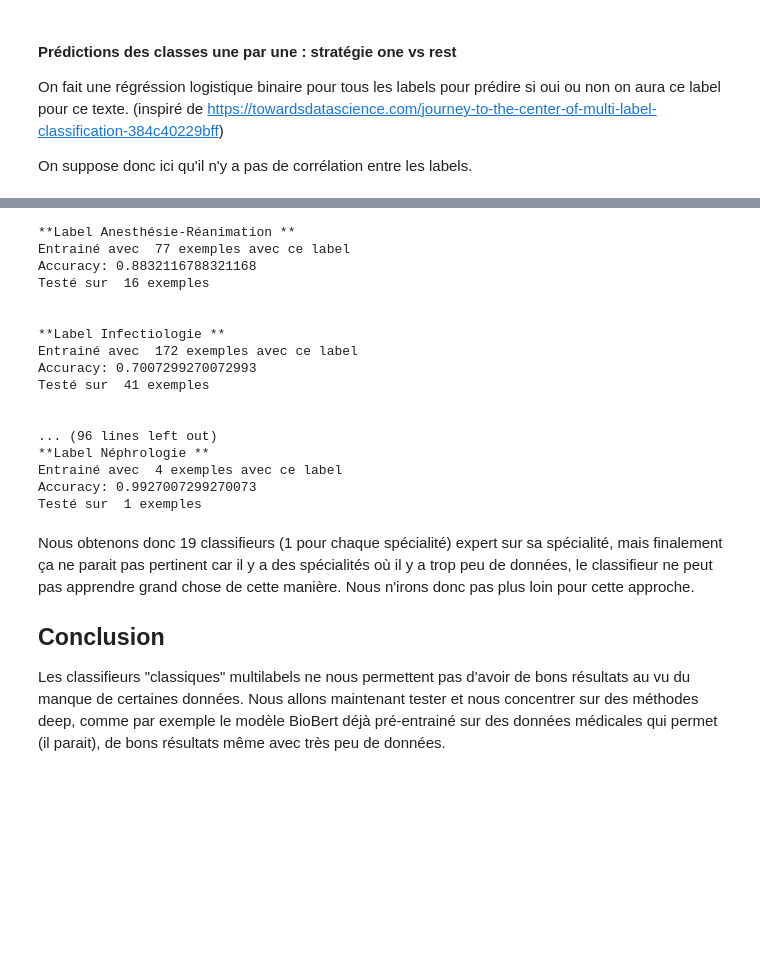
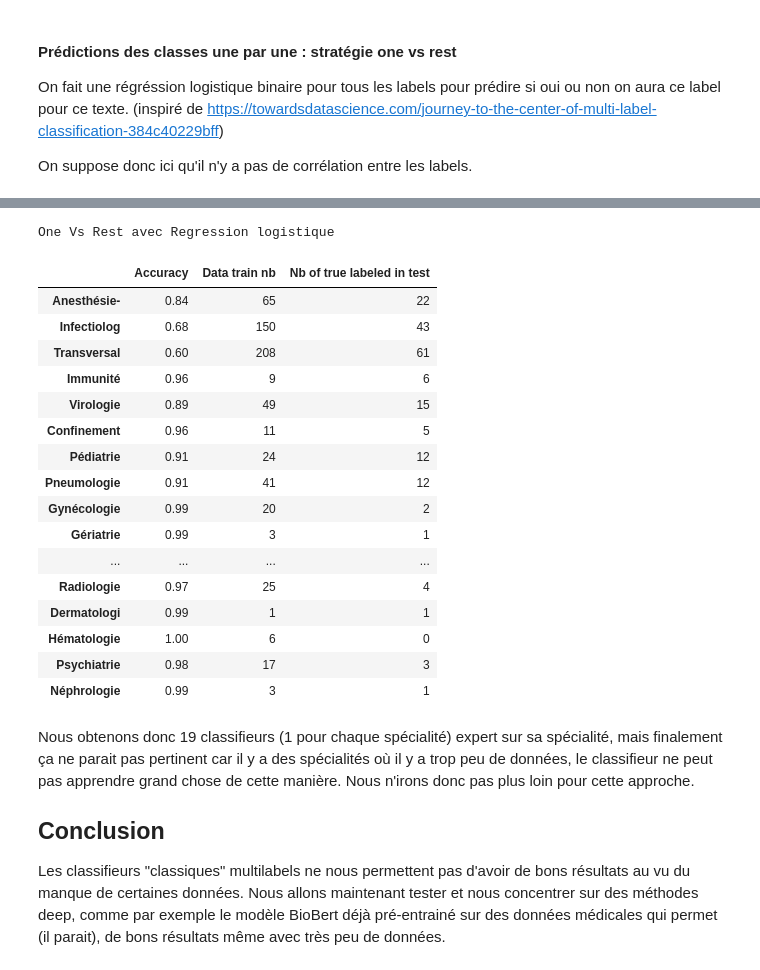
Before and after one commit to devckuw/Projet-PSTALN, a Jupyter notebook: bibliovid_spe_.ipynb, the cells around one changed output, grey strips where cells are left out. Saved outputs shown, nothing was run; the diff lists cells and outputs as text; code cells hidden in the pictures; blank space fills up the shorter version.

```diff
--- a/bibliovid_spe_.ipynb
+++ b/bibliovid_spe_.ipynb
@@ -455,38 +360,37 @@ Testé sur  1 exemples
-# %%
-NB_pipeline = Pipeline([
-                ('clf', OneVsRestClassifier(MultinomialNB(
-                    fit_prior=True, class_prior=None))),
-            ])
-
-for label in range(len(LABELS)):
-    print('**Label {} **'.format(LABELS[label]))
-
-    # Training logistic regression model on train data
-    NB_pipeline.fit(X_train, y_train[:,label])
-    print("Entrainé avec ",np.shape(np.where(y_train[:,label]==1))[1],"exemples avec ce label")
-    # calculating test accuracy
-    prediction = LogReg_pipeline.predict(X_test)
-    print('Accuracy: {}'.format(accuracy_score(y_test[:,label], prediction)))
-    print("Testé sur ",np.shape(np.where(y_test[:,label]==1))[1],"exemples")
-    print("\n")
-# %% [output]
-**Label Anesthésie-Réanimation **
-Entrainé avec  77 exemples avec ce label
-Accuracy: 0.8832116788321168
-Testé sur  16 exemples
-
-
-**Label Infectiologie **
-Entrainé avec  172 exemples avec ce label
-Accuracy: 0.7007299270072993
-Testé sur  41 exemples
-
-
-... (96 lines left out)
-**Label Néphrologie **
-Entrainé avec  4 exemples avec ce label
-Accuracy: 0.9927007299270073
-Testé sur  1 exemples
+# %%
+print("One Vs Rest avec Regression logistique")
+dict_res = {}
+for label in range(len(LABELS)):
+
+    # ENtrainement avec RL
+    LogReg_pipeline.fit(X_train, y_train[:,label])
+
+    # Accuracy sur les données test
+    prediction = LogReg_pipeline.predict(X_test)
+    acc = accuracy_score(y_test[:,label], prediction)
+    dict_res[LABELS[label][:11]] = {'Accuracy': float("{:0.2f}".format(acc)),'Data train nb': np.shape(np.where(y_train[:,label]==1))[1] ,'Nb of true labeled in test': np.shape(np.where(y_test[:,label]==1))[1] }
+
+res_one_vs_rest = pd.DataFrame().from_dict(dict_res, orient='index')
+res_one_vs_rest
+# %% [output]
+One Vs Rest avec Regression logistique
+|  | Accuracy | Data train nb | Nb of true labeled in test |
+| Anesthésie- | 0.84 | 65 | 22 |
+| Infectiolog | 0.68 | 150 | 43 |
+| Transversal | 0.60 | 208 | 61 |
+| Immunité | 0.96 | 9 | 6 |
+| Virologie | 0.89 | 49 | 15 |
+| Confinement | 0.96 | 11 | 5 |
+| Pédiatrie | 0.91 | 24 | 12 |
+| Pneumologie | 0.91 | 41 | 12 |
+| Gynécologie | 0.99 | 20 | 2 |
+| Gériatrie | 0.99 | 3 | 1 |
+| ... | ... | ... | ... |
+| Radiologie | 0.97 | 25 | 4 |
+| Dermatologi | 0.99 | 1 | 1 |
+| Hématologie | 1.00 | 6 | 0 |
+| Psychiatrie | 0.98 | 17 | 3 |
+| Néphrologie | 0.99 | 3 | 1 |
 # %% [markdown]
 Nous obtenons donc 19 classifieurs (1 pour chaque spécialité) expert sur sa spécialité, mais finalement ça ne parait pas pertinent car il y a des spécialités où il y a trop peu de données, le classifieur ne peut pas apprendre grand chose de cette manière. Nous n'irons donc pas plus loin pour cette approche.
 
```
Also changed, not shown: parts of 20 cells of this notebook.
